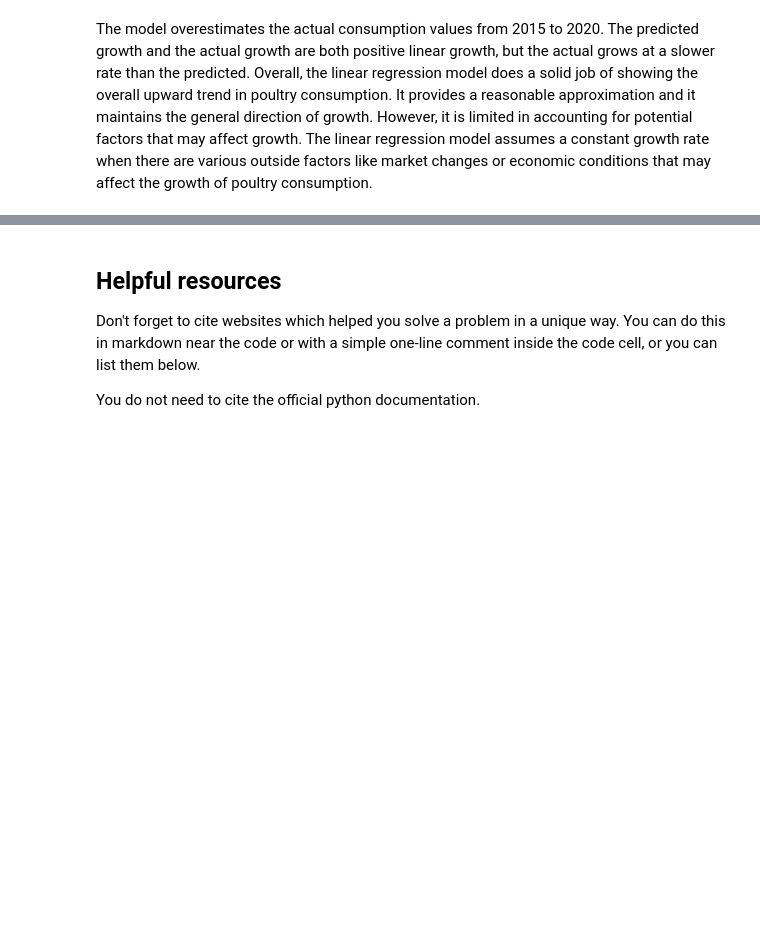
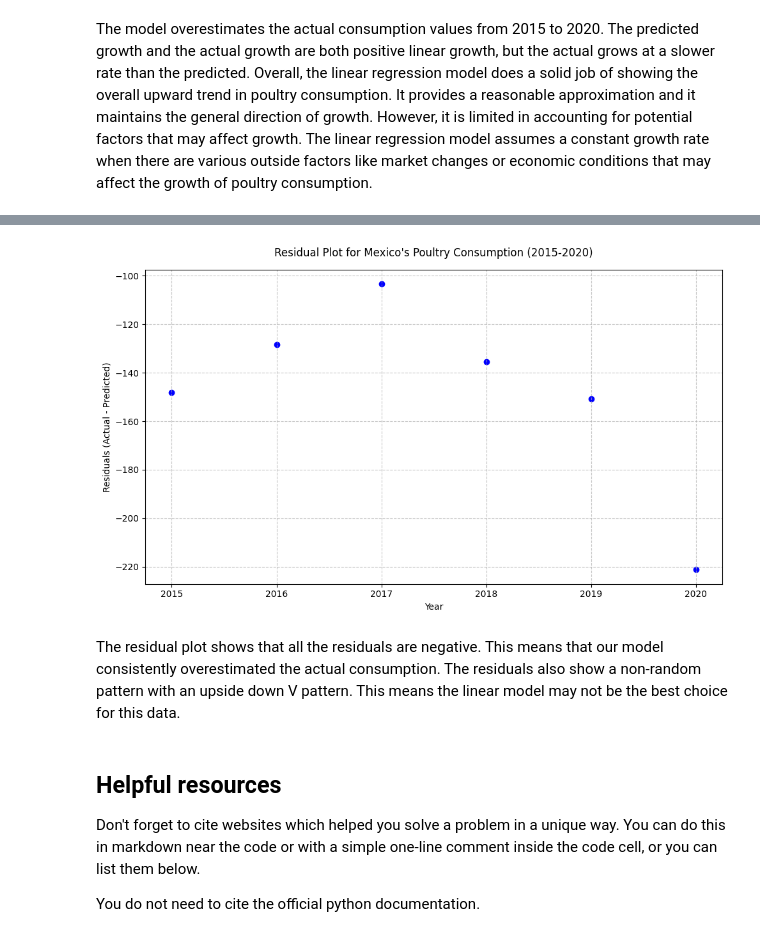
Before and after one commit to DavidYu75/ds3000-assignments, a Jupyter notebook: DS3000.A7.David.Yu.ipynb, the cells around one changed output, grey strips where cells are left out. Cells and saved outputs as stored; diff of their text form; code cells hidden in the pictures; blank space fills up the shorter version.

```diff
--- a/DS3000.A7.David.Yu.ipynb
+++ b/DS3000.A7.David.Yu.ipynb
@@ -364,3 +239,21 @@ The results for premium and ideal cuts stay the same, as their result is still s
+# %%
+residuals = actual_data['Value'].values - predictions
+
+plt.figure(figsize=(10, 6))
+
+plt.scatter(actual_data['TIME'], residuals, color='blue', marker='o')
+
+plt.title('Residual Plot for Mexico\'s Poultry Consumption (2015-2020)', fontsize=12, pad=15)
+plt.xlabel('Year', fontsize=10)
+plt.ylabel('Residuals (Actual - Predicted)', fontsize=10)
+plt.grid(True, linestyle='--', alpha=0.7)
+
+plt.tight_layout()
+plt.show()
+# %% [output]
+[figure, added]
+# %% [markdown]
+The residual plot shows that all the residuals are negative. This means that our model consistently overestimated the actual consumption. The residuals also show a non-random pattern with an upside down V pattern. This means the linear model may not be the best choice for this data.
 # %% [markdown]
 ## Helpful resources
 Don't forget to cite websites which helped you solve a problem in a unique way.  You can do this in markdown near the code or with a simple one-line comment inside the code cell, or you can list them below.
```
Also changed, not shown: parts of 12 cells of this notebook.
